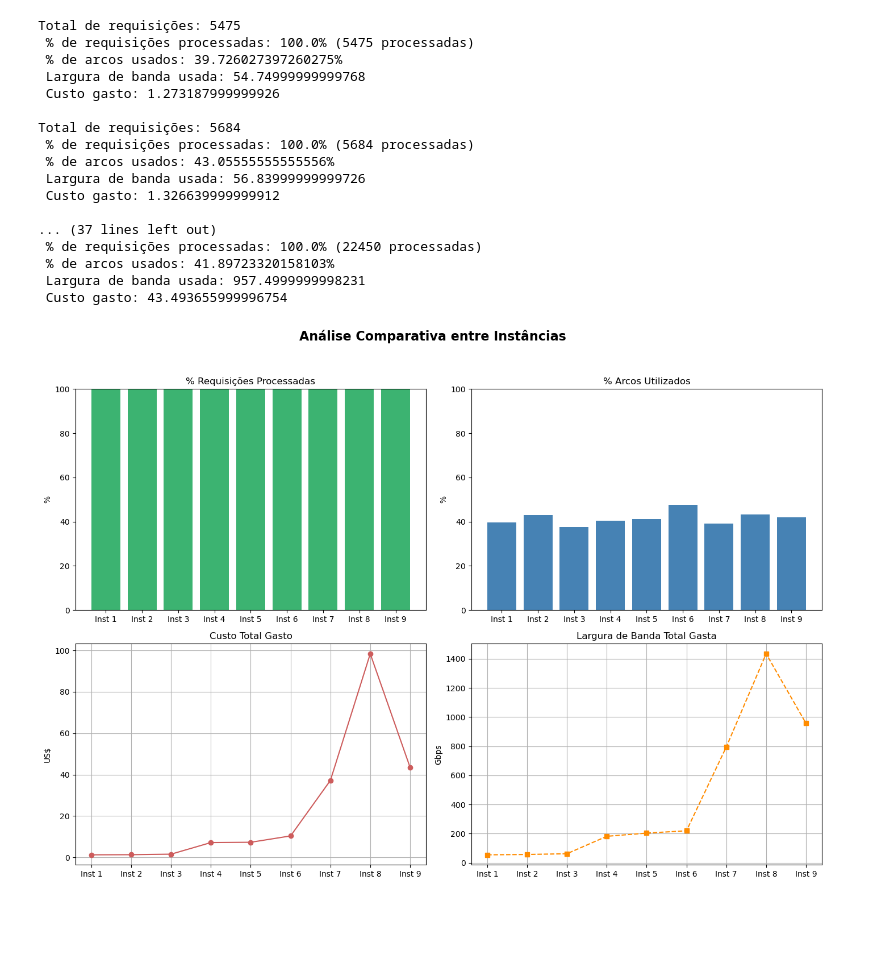
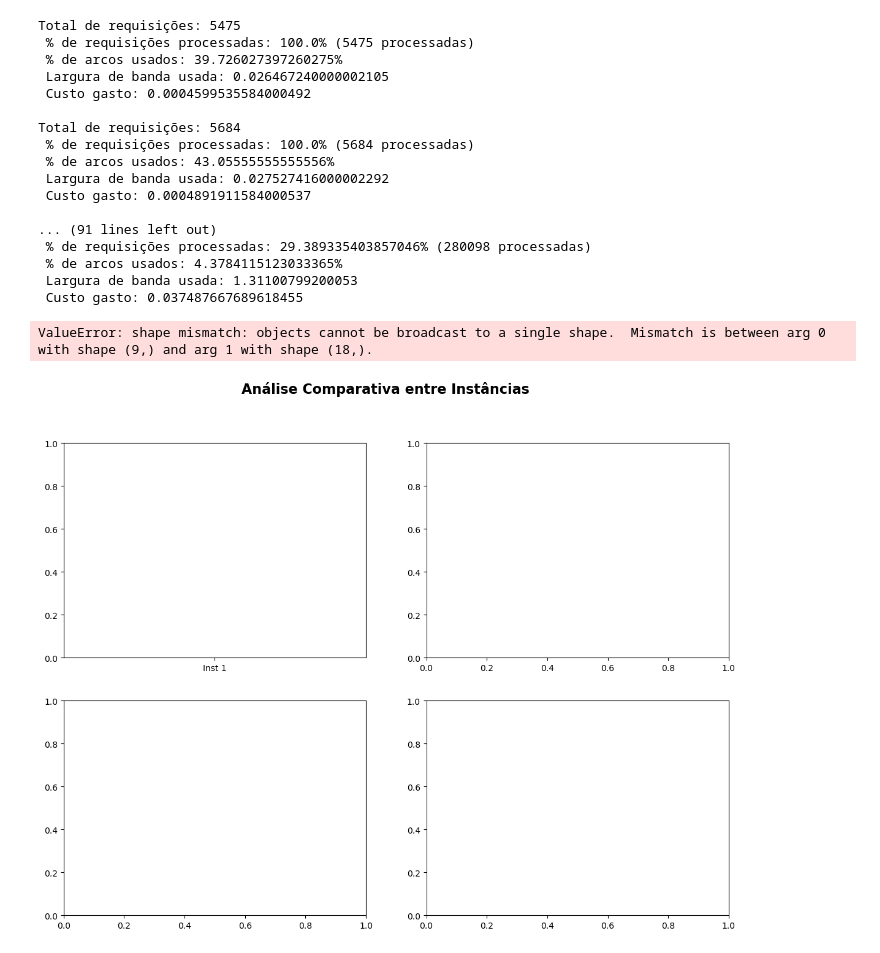
Before and after one commit to rhuancborges/smartcities, a Jupyter notebook: Floyd-Warshall.ipynb, the cells around one changed output. Saved outputs shown, nothing was run; the diff lists cells and outputs as text; code cells hidden in the pictures; blank space fills up the shorter version.

Commit message:
UPDATE restringindo k-caminhos

```diff
--- a/Floyd-Warshall.ipynb
+++ b/Floyd-Warshall.ipynb
@@ -85,7 +85,7 @@ class Grafo:
         tempo = 0.001 + float(dist_H)/(2*10**8)
         self.adj[u].append((v, largura_banda, custo, tempo))
         aresta = Aresta(u, v, largura_banda, custo, tempo)
-        aresta.largura_banda = float(largura_banda)*10**9 # O controle de largura de banda numa aresta é feito por numero de bits, e largura_banda está em Gigabits
+        #aresta.largura_banda = float(largura_banda)
         self.adj_[f"({u},{v})"] = aresta
         self.n_arestas += 1
 
@@ -132,22 +132,16 @@ def processar_caminho(caminho, requisicao, instante, temporal_arestas):
     # Percorre o caminho por indices
     for i in range(len(caminho)-1):
         vertice_atual = caminho[i]
-        vizinhos = grafo.adj[vertice_atual]
-
-        # Loop para encontrar o vizinho correto do vértice
-        for vizinho in vizinhos:
-            # De todos os vizinhos de um dado vértice do caminho, tenta encontrar o vizinho que é o próximo vértice do caminho
-            # Seleciona tal vizinho se na aresta entre os vértices existe largura de banda disponível
-            # vizinho = (v, largura_banda, custo, tempo)
-            if(vizinho[0] == caminho[i+1]) and (requisicao[2] <= grafo.adj_[f"({vertice_atual},{vizinho[0]})"].largura_banda):
-                selecionado = vizinho[0]
-                arcos.append(f"({vertice_atual},{selecionado})")
-                grafo.adj_[f"({vertice_atual},{selecionado})"].largura_banda -= requisicao[2]
-                # Torna a quantidade de largura de banda da requisição "indisponível" à aresta apenas por um instante (visto que o tempo de propagação não é tão significativo)
-                temporal_arestas[instante+1].append((grafo.adj_[f"({vertice_atual},{selecionado})"], requisicao[2]))
-                band_tot += float(vizinho[1])
-                custo += float(vizinho[1])*float(vizinho[2])
-                break # Uma vez encontrado o vizinho, não se testa outros vizinhos
+        vizinho = caminho[i+1]
+        gasto_req = requisicao[2]/(10**9)
+        if (gasto_req <= grafo.adj_[f"({vertice_atual},{vizinho})"].largura_banda):
+            selecionado = vizinho
+            arcos.append(f"({vertice_atual},{selecionado})")
+            grafo.adj_[f"({vertice_atual},{selecionado})"].largura_banda -= gasto_req
+            # Torna a quantidade de largura de banda da requisição "indisponível" à aresta apenas por um instante (visto que o tempo de propagação não é tão significativo)
+            temporal_arestas[instante+1].append((grafo.adj_[f"({vertice_atual},{selecionado})"], gasto_req))
+            band_tot += gasto_req
+            custo += gasto_req*grafo.adj_[f"({vertice_atual},{selecionado})"].custo
 
         # Se não encontrou vizinho válido
         if selecionado is None:
@@ -221,7 +215,7 @@ def main(index):
         for i in range(num_fogfog):
             linha = f.readline().strip().split()
             # Arestas -> node i | node j | bandwidth i-j | bandwidth cost (US$/Gbps) | haversine distance i-j
-            grafo.add_aresta(fogs[int(linha[1])], fogs[int(linha[2])], linha[3], linha[4], linha[5])
+            grafo.add_aresta(fogs[int(linha[1])], fogs[int(linha[2])], float(linha[3]), float(linha[4]), float(linha[5]))
 
         # Ignora as próximas duas linhas
         f.readline() # #end_fog
@@ -232,7 +226,7 @@ def main(index):
         while linha != "#end_reach_fog_nodes":
             linha = linha.split()
             # Arestas -> node i | node j | bandwidth i-j | bandwidth cost (US$/Gbps) | haversine distance i-j
-            grafo.add_aresta(sensores[int(linha[1])], fogs[int(linha[2])], linha[3], linha[4], linha[5])
+            grafo.add_aresta(sensores[int(linha[1])], fogs[int(linha[2])], float(linha[3]), float(linha[4]), float(linha[5]))
             linha = f.readline().strip()
 
         # Ignora a próxima linha
@@ -251,7 +245,7 @@ def main(index):
         for i in range(num_fogcloud):
             linha = f.readline().strip().split()
             # Arestas -> node i | node j | bandwidth i-j | bandwidth cost (US$/Gbps) | haversine distance i-j
-            grafo.add_aresta(fogs[int(linha[1])], clouds[int(linha[2])], linha[3], linha[4], linha[5])
+            grafo.add_aresta(fogs[int(linha[1])], clouds[int(linha[2])], float(linha[3]), float(linha[4]), float(linha[5]))
 
         # Ignora as próximas duas linhas
         f.readline() # #end_cloud
@@ -323,6 +317,8 @@ def main(index):
                 # Varre a lista de Nós Fog candidatos, selecionando um por vez como destino do caminho
                 for destino, _ in candidatos:
 
+                    if (quant_testados > 3):
+                        break
                     # Reconstrói o caminho
                     caminho = reconstruir_caminho(prev, sensor, destino)
 
@@ -331,7 +327,7 @@ def main(index):
 
                     # Entra no if apenas se a requisicao foi processada no caminho passado como parâmetro
                     if processou:
-                        log_req += f"{quant_testados} caminhos testados | Selecionado: {caminho}\n"
+                        log_req += f"{quant_testados} caminhos testados | Caminho selecionado: {caminho} | Nó selecionado: {selecionado}\n"
                         quant_req += 1 # Número de requisicoes incrementado
                         set_arcos += arcos # Conjunto de arcos percorridos atualizado
                         for arco in arcos:
@@ -408,7 +404,7 @@ percent_arcos_usados = []
 custo_total = []
 largura_banda_total = []
 if __name__=="__main__":
-    for i in range(1, 10):
+    for i in range(1, 19):
         grafo =  Grafo()
         req, arc, band, c = main(i)
         percent_requisicoes_processadas.append(req)
@@ -429,40 +425,41 @@ if __name__=="__main__":
     # Gráfico 2: % Arcos Usados
     axs[0, 1].bar(instancias, percent_arcos_usados, color='steelblue')
     axs[0, 1].set_title('% Arcos Utilizados')
     axs[0, 1].set_ylabel('%')
     axs[0, 1].set_ylim(0, 100)
 
     # Gráfico 3: Custo Total
     axs[1, 0].plot(instancias, custo_total, marker='o', linestyle='-', color='indianred')
     axs[1, 0].set_title('Custo Total Gasto')
     axs[1, 0].set_ylabel('US$')
     axs[1, 0].grid(True)
 
     # Gráfico 4: Largura de Banda Total
     axs[1, 1].plot(instancias, largura_banda_total, marker='s', linestyle='--', color='darkorange')
     axs[1, 1].set_title('Largura de Banda Total Gasta')
     axs[1, 1].set_ylabel('Gbps')
     axs[1, 1].grid(True)
 
     # Ajustar layout
     plt.tight_layout(rect=[0, 0, 1, 0.95])
     plt.show()
 # %% [output]
 Total de requisições: 5475
  % de requisições processadas: 100.0% (5475 processadas)
  % de arcos usados: 39.726027397260275%
- Largura de banda usada: 54.74999999999768
- Custo gasto: 1.273187999999926
+ Largura de banda usada: 0.026467240000002105
+ Custo gasto: 0.0004599535584000492
 
 Total de requisições: 5684
  % de requisições processadas: 100.0% (5684 processadas)
  % de arcos usados: 43.05555555555556%
- Largura de banda usada: 56.83999999999726
- Custo gasto: 1.326639999999912
+ Largura de banda usada: 0.027527416000002292
+ Custo gasto: 0.0004891911584000537
 
-... (37 lines left out)
- % de requisições processadas: 100.0% (22450 processadas)
- % de arcos usados: 41.89723320158103%
- Largura de banda usada: 957.4999999998231
- Custo gasto: 43.493655999996754
+... (91 lines left out)
+ % de requisições processadas: 29.389335403857046% (280098 processadas)
+ % de arcos usados: 4.3784115123033365%
+ Largura de banda usada: 1.31100799200053
+ Custo gasto: 0.037487667689618455
+ValueError: shape mismatch: objects cannot be broadcast to a single shape.  Mismatch is between arg 0 with shape (9,) and arg 1 with shape (18,).
-[figure, old version]
+[figure, new version]
```
Also changed, not shown: 47 other files.
